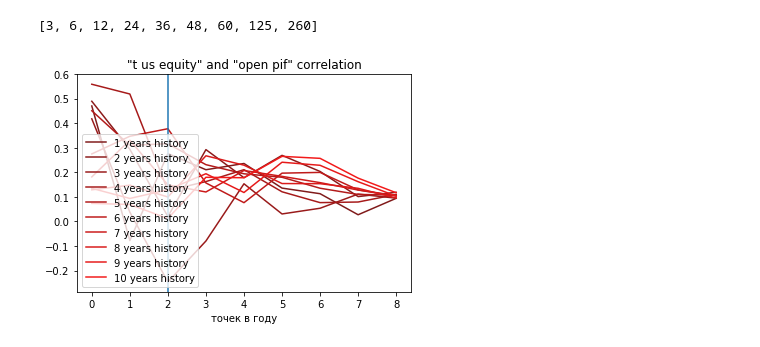
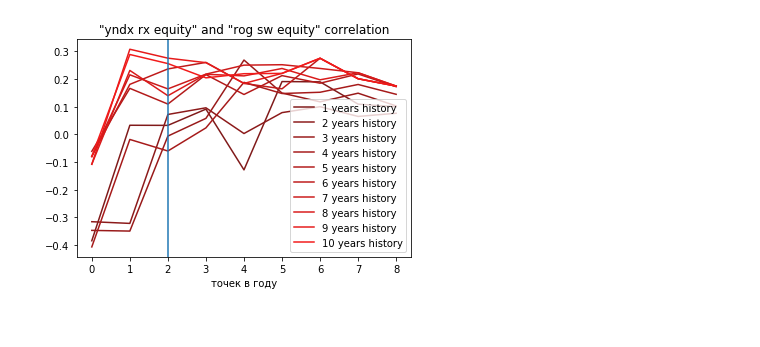
Before and after one commit to kozh/Pricer, a Jupyter notebook: pfp_stats_test.ipynb, the cells around one changed output. Saved outputs shown, nothing was run; the diff lists cells and outputs as text; code cells hidden in the pictures.

```diff
--- a/pfp_stats_test.ipynb
+++ b/pfp_stats_test.ipynb
@@ -48,6 +55,5 @@ show_me(points_in_year, stat_depth, ['twtr us equity', 'rog sw equity'])
 [figure]
 # %%
-show_me(points_in_year, stat_depth, ['t us equity', 'open pif'])
+show_me(points_in_year, stat_depth, ['yndx rx equity', 'rog sw equity'])
 # %% [output]
-[3, 6, 12, 24, 36, 48, 60, 125, 260]
-[figure, old version]
+[figure, new version]
```
Also changed, not shown: parts of 5 cells of this notebook, 11 other files.
